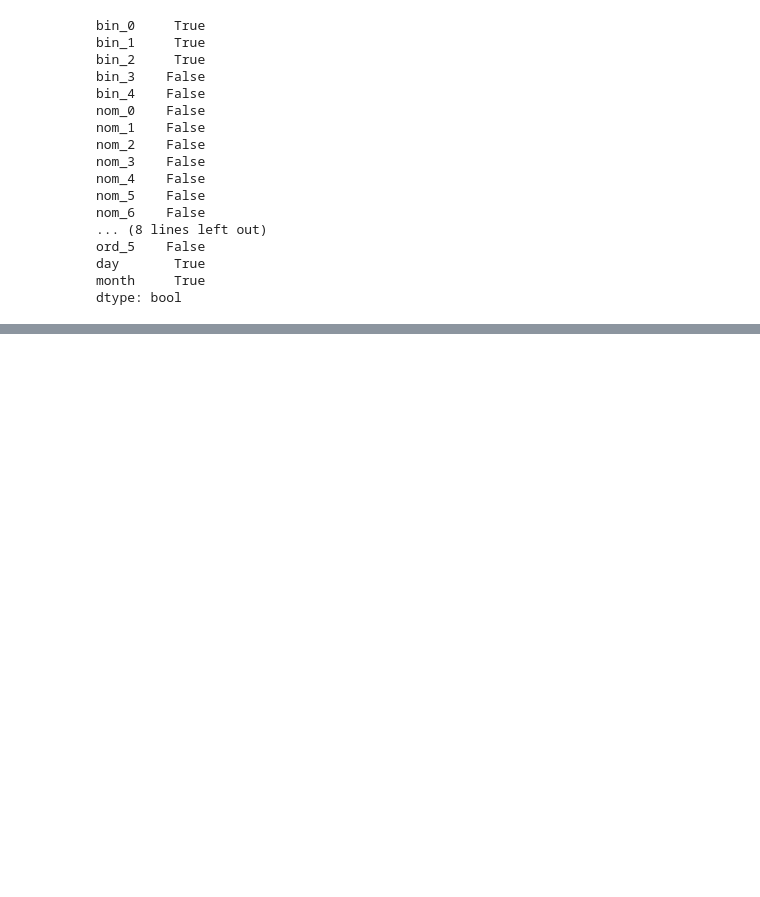
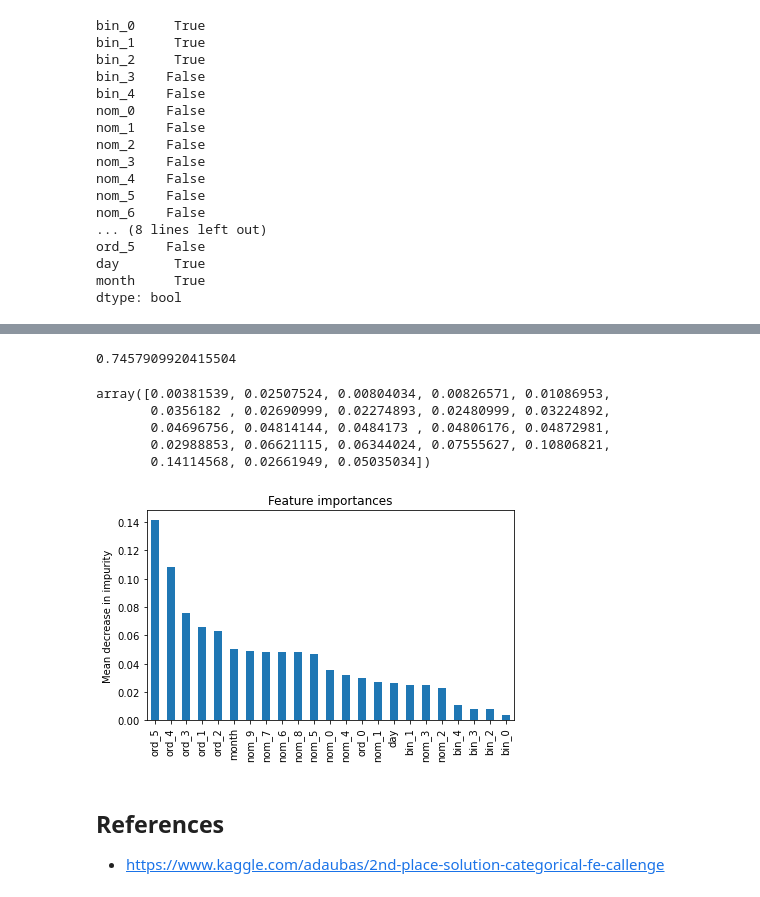
Before and after one commit to yanneta/msds699, a Jupyter notebook: notebooks/3_categorical_encoding.ipynb, the cells around one changed output, grey strips where cells are left out. Drawn from its saved outputs; the diff is of its cells as text; code cells hidden in the pictures; blank space fills up the shorter version.

```diff
--- a/notebooks/3_categorical_encoding.ipynb
+++ b/notebooks/3_categorical_encoding.ipynb
@@ -170,0 +279,2 @@ dtype: bool
+# %%
+rf_random.fit(x_train_val, y_train_val)
@@ -170,0 +290,29 @@ dtype: bool
+# %%
+roc_auc_score(y_test, rf_random.predict_proba(x_test)[:,1])
+# %% [output]
+0.7457909920415504
+# %%
+importances = rf_random.best_estimator_.feature_importances_
+# %%
+importances
+# %% [output]
+array([0.00381539, 0.02507524, 0.00804034, 0.00826571, 0.01086953,
+       0.0356182 , 0.02690999, 0.02274893, 0.02480999, 0.03224892,
+       0.04696756, 0.04814144, 0.0484173 , 0.04806176, 0.04872981,
+       0.02988853, 0.06621115, 0.06344024, 0.07555627, 0.10806821,
+       0.14114568, 0.02661949, 0.05035034])
+# %%
+forest_importances = pd.Series(importances, index=x_train.columns)
+# %%
+forest_importances = forest_importances.sort_values(ascending=False)
+# %%
+fig, ax = plt.subplots()
+forest_importances.plot.bar()
+ax.set_title("Feature importances")
+ax.set_ylabel("Mean decrease in impurity")
+fig.tight_layout()
+# %% [output]
+[figure, added]
+# %% [markdown]
+## References
+* https://www.kaggle.com/adaubas/2nd-place-solution-categorical-fe-callenge
```
Also changed, not shown: parts of 27 cells of this notebook.
